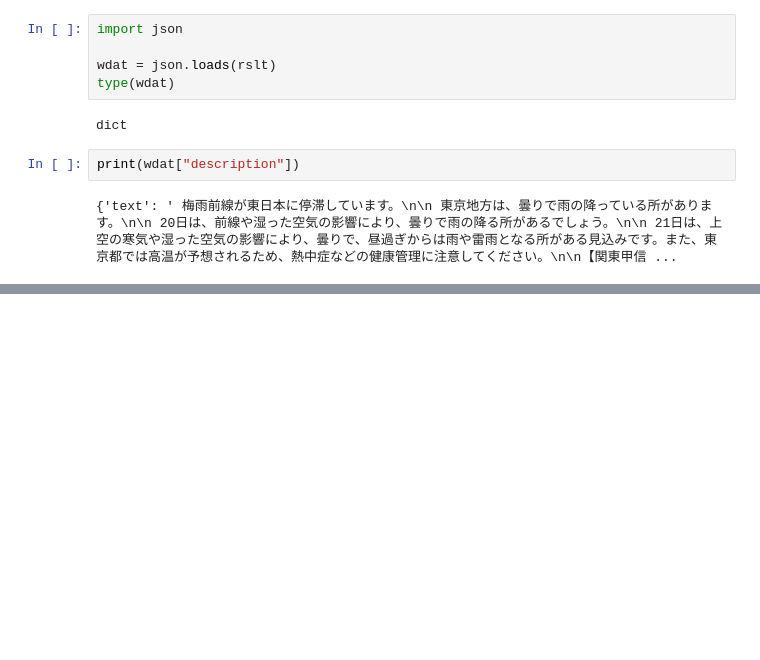
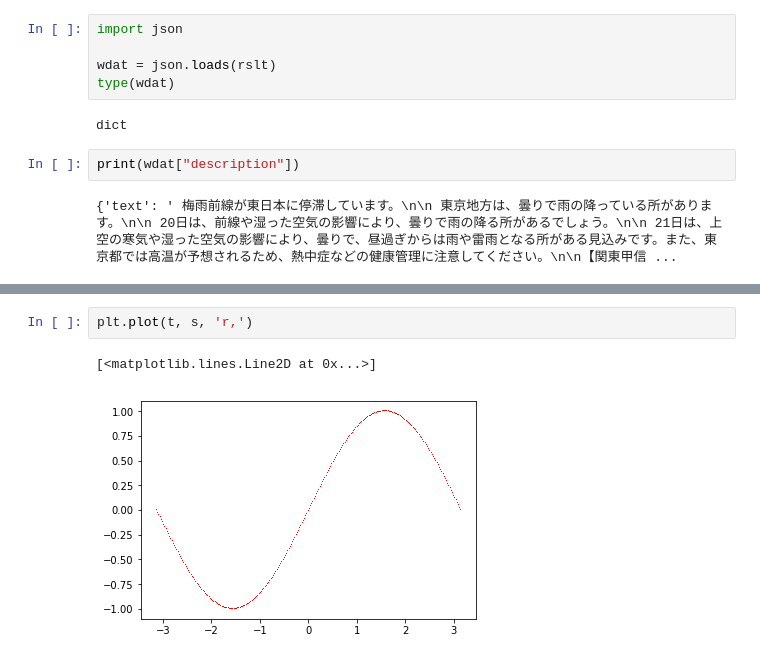
Before and after one commit to dais1111/FirstGitProject, a Jupyter notebook: lecture_5.ipynb, the cells around one changed output, grey strips where cells are left out. Drawn from its saved outputs; the diff is of its cells as text; blank space fills up the shorter version.

```diff
--- a/lecture_5.ipynb
+++ b/lecture_5.ipynb
@@ -189,0 +370,5 @@ print(wdat["description"])
+# %%
+plt.plot(t, s, 'r,')
+# %% [output]
+[<matplotlib.lines.Line2D at 0x...>]
+[figure, added]
```
Also changed, not shown: parts of 43 cells of this notebook, 3 other files.
